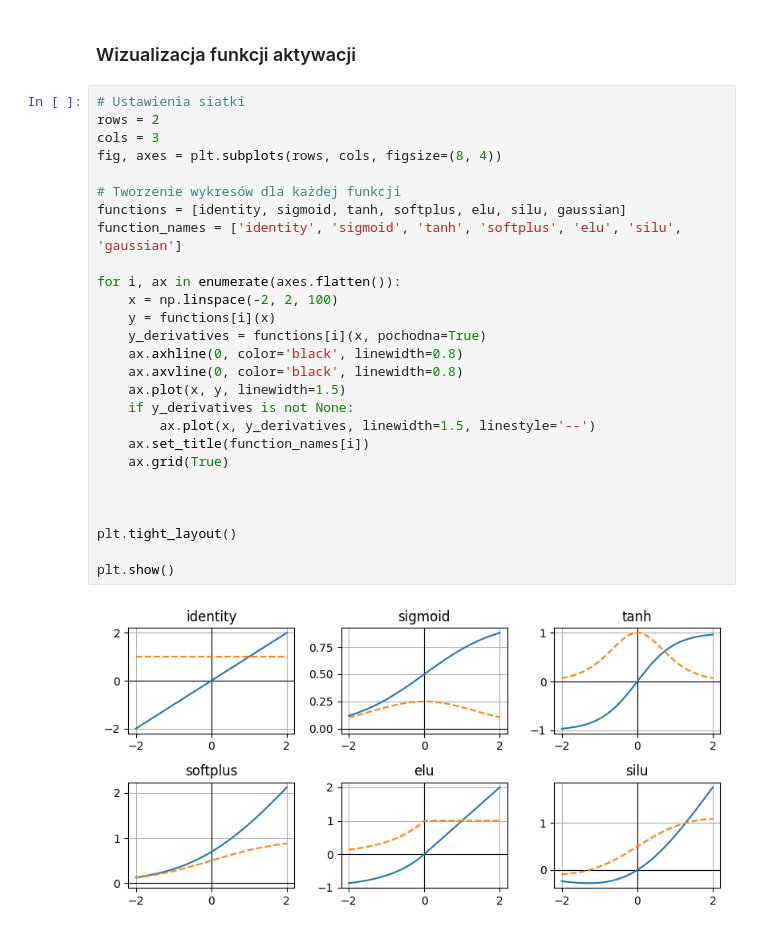
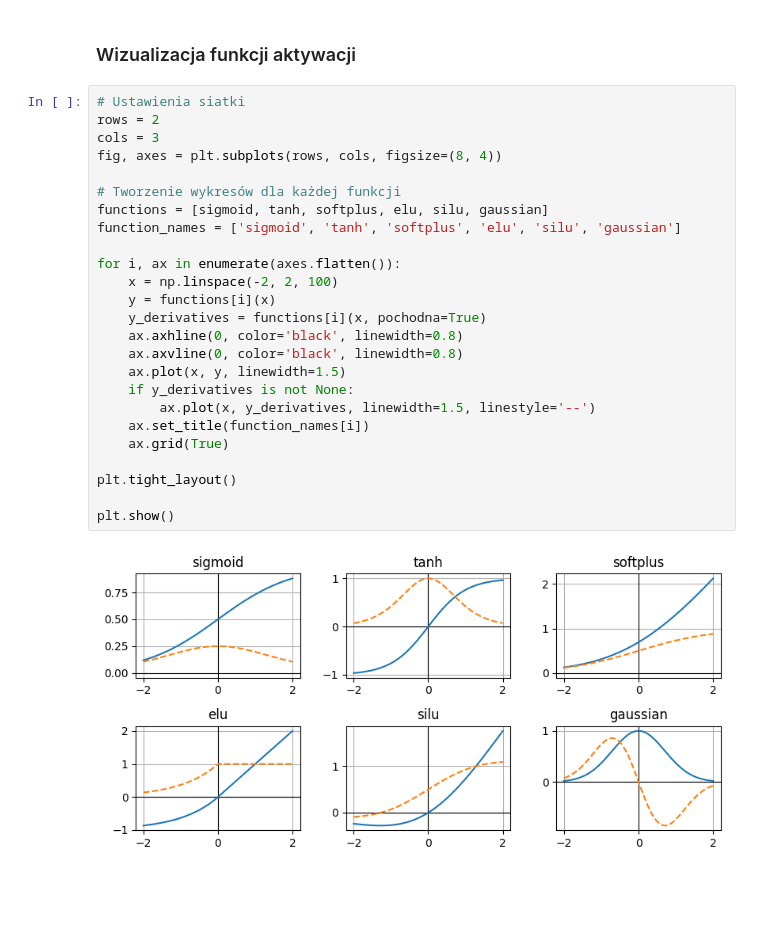
Before and after one commit to Alex4ndro5/ProjektSSN, a Jupyter notebook: Projekt_SSN.ipynb, the cells around one changed output. Drawn from its saved outputs; the diff is of its cells as text; blank space fills up the shorter version.

```diff
--- a/Projekt_SSN.ipynb
+++ b/Projekt_SSN.ipynb
@@ -54,29 +54,27 @@ def gaussian(x, pochodna = False):
 # %%
 # Ustawienia siatki
 rows = 2
 cols = 3
 fig, axes = plt.subplots(rows, cols, figsize=(8, 4))
 
 # Tworzenie wykresów dla każdej funkcji
-functions = [identity, sigmoid, tanh, softplus, elu, silu, gaussian]
-function_names = ['identity', 'sigmoid', 'tanh', 'softplus', 'elu', 'silu', 'gaussian']
+functions = [sigmoid, tanh, softplus, elu, silu, gaussian]
+function_names = ['sigmoid', 'tanh', 'softplus', 'elu', 'silu', 'gaussian']
 
 for i, ax in enumerate(axes.flatten()):
     x = np.linspace(-2, 2, 100)
     y = functions[i](x)
     y_derivatives = functions[i](x, pochodna=True)
     ax.axhline(0, color='black', linewidth=0.8)
     ax.axvline(0, color='black', linewidth=0.8)
     ax.plot(x, y, linewidth=1.5)
     if y_derivatives is not None:
         ax.plot(x, y_derivatives, linewidth=1.5, linestyle='--')
     ax.set_title(function_names[i])
     ax.grid(True)
 
-
-
 plt.tight_layout()
 
 plt.show()
 # %% [output]
-[figure, old version]
+[figure, new version]
```
Also changed, not shown: 1 other file.
